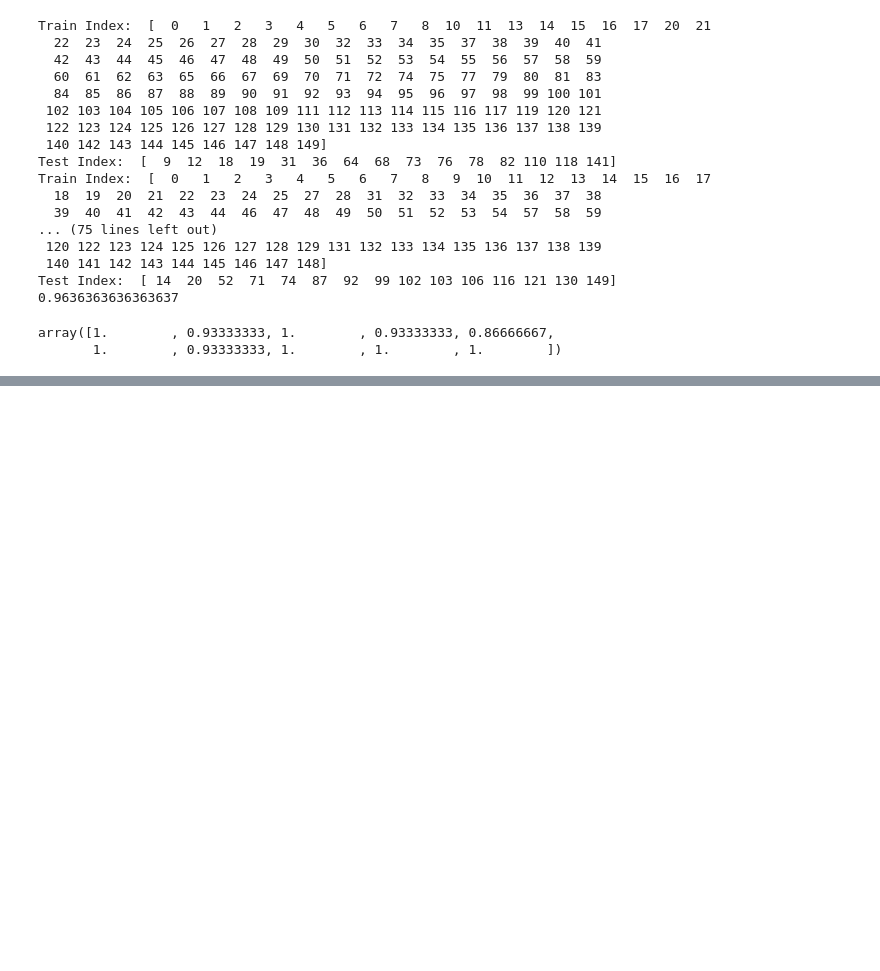
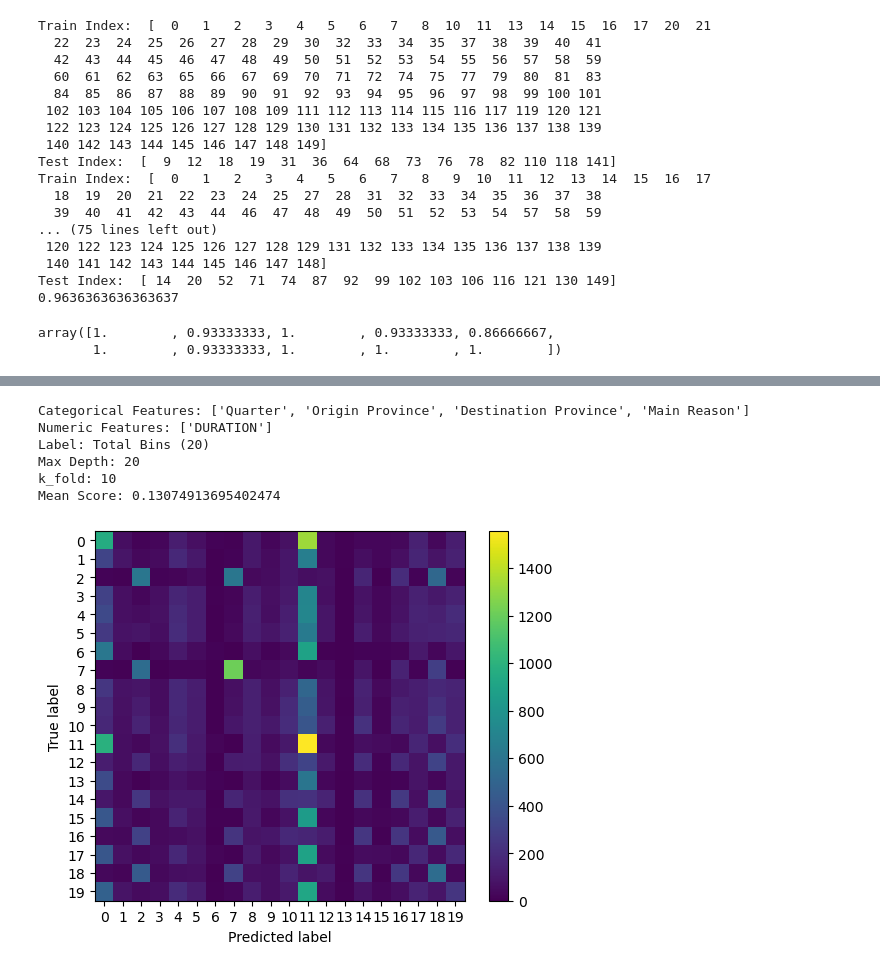
Before and after one commit to cwibach/MSCI-436-Group-3, a Jupyter notebook: ML Models/Categorization testing.ipynb, the cells around one changed output, grey strips where cells are left out. Cells and saved outputs as stored; diff of their text form; code cells hidden in the pictures; blank space fills up the shorter version.

```diff
--- a/ML Models/Categorization testing.ipynb
+++ b/ML Models/Categorization testing.ipynb
@@ -132,0 +153,65 @@ array([0.13679745, 0.13679745, 0.14422057, 0.13149523, 0.13255567,
+# %%
+cat_features = ['Quarter', 'Origin Province', 'Destination Province', 'Main Reason']
+num_features = ['DURATION']
+label = 'Total Bins (20)'
+max_depth = 20
+n_splits = 10
+# %%
+X1 = df[cat_features]
+XD = df[num_features]
+
+Y1 = df[label]
+y_labels = Y1.unique()
+
+le = LabelEncoder()
+le.fit(Y1)
+Y2 = le.transform(Y1)
+
+enc = OneHotEncoder(handle_unknown='ignore')
+
+enc.fit(X1)
+X2 = enc.transform(X1).toarray()
+
+X3 = np.append(X2, XD.to_numpy(), axis = 1)
+
+rfclss = RandomForestClassifier(max_depth=max_depth, random_state=0)
+
+kfold = KFold(n_splits=n_splits,random_state=42,shuffle=True)
+
+scores = []
+y_true = []
+y_pred = []
+
+
+for train_index,test_index in kfold.split(X3):
+    X_train, X_test, y_train, y_test = X3[train_index], X3[test_index], Y2[train_index], Y2[test_index]
+    rfclss.fit(X_train, y_train)
+    y_pred_new = rfclss.predict(X_test)
+    scores.append(rfclss.score(X_test, y_test))
+    y_true = np.append(y_true, le.inverse_transform(y_test))
+    y_pred = np.append(y_pred, le.inverse_transform(y_pred_new))
+
+rfclss.fit(X_train, y_train)
+y_pred_new = rfclss.predict(X_test)
+scores.append(rfclss.score(X_test, y_test))
+y_true = np.append(y_true, le.inverse_transform(y_test))
+y_pred = np.append(y_pred, le.inverse_transform(y_pred_new))
+print("Categorical Features: " + str(cat_features))
+print("Numeric Features: " + str(num_features))
+print("Label: " + label)
+print("Max Depth: " + str(max_depth))
+print("k_fold: " + str(n_splits))
+print("Mean Score: " + str(np.mean(scores)))
+
+cm = confusion_matrix(y_true, y_pred)
+disp = ConfusionMatrixDisplay(cm)
+disp.plot(include_values=False)
+plt.show()
+# %% [output]
+Categorical Features: ['Quarter', 'Origin Province', 'Destination Province', 'Main Reason']
+Numeric Features: ['DURATION']
+Label: Total Bins (20)
+Max Depth: 20
+k_fold: 10
+Mean Score: 0.13074913695402474
+[figure, added]
```
Also changed, not shown: parts of 10 cells of this notebook, 1 other file.
